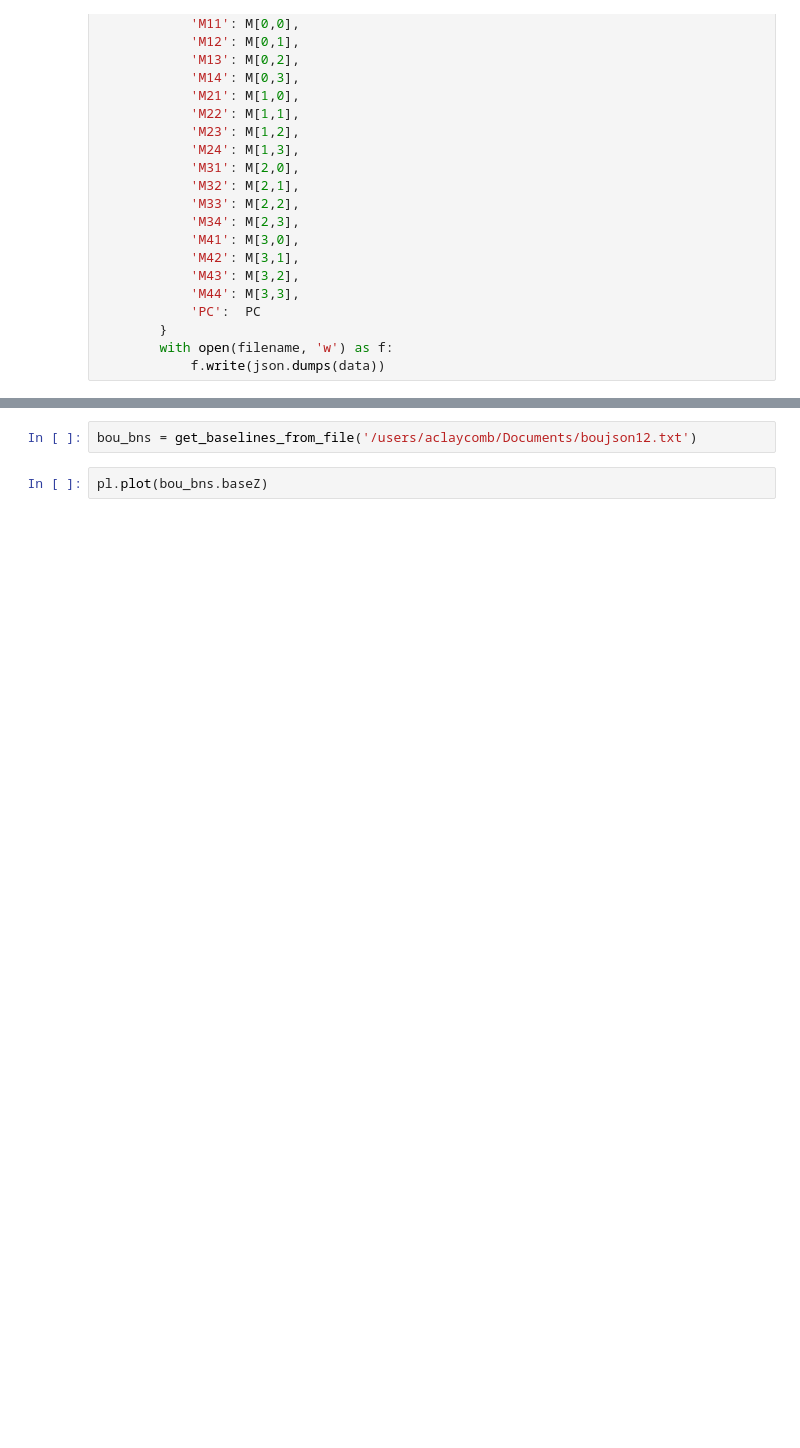
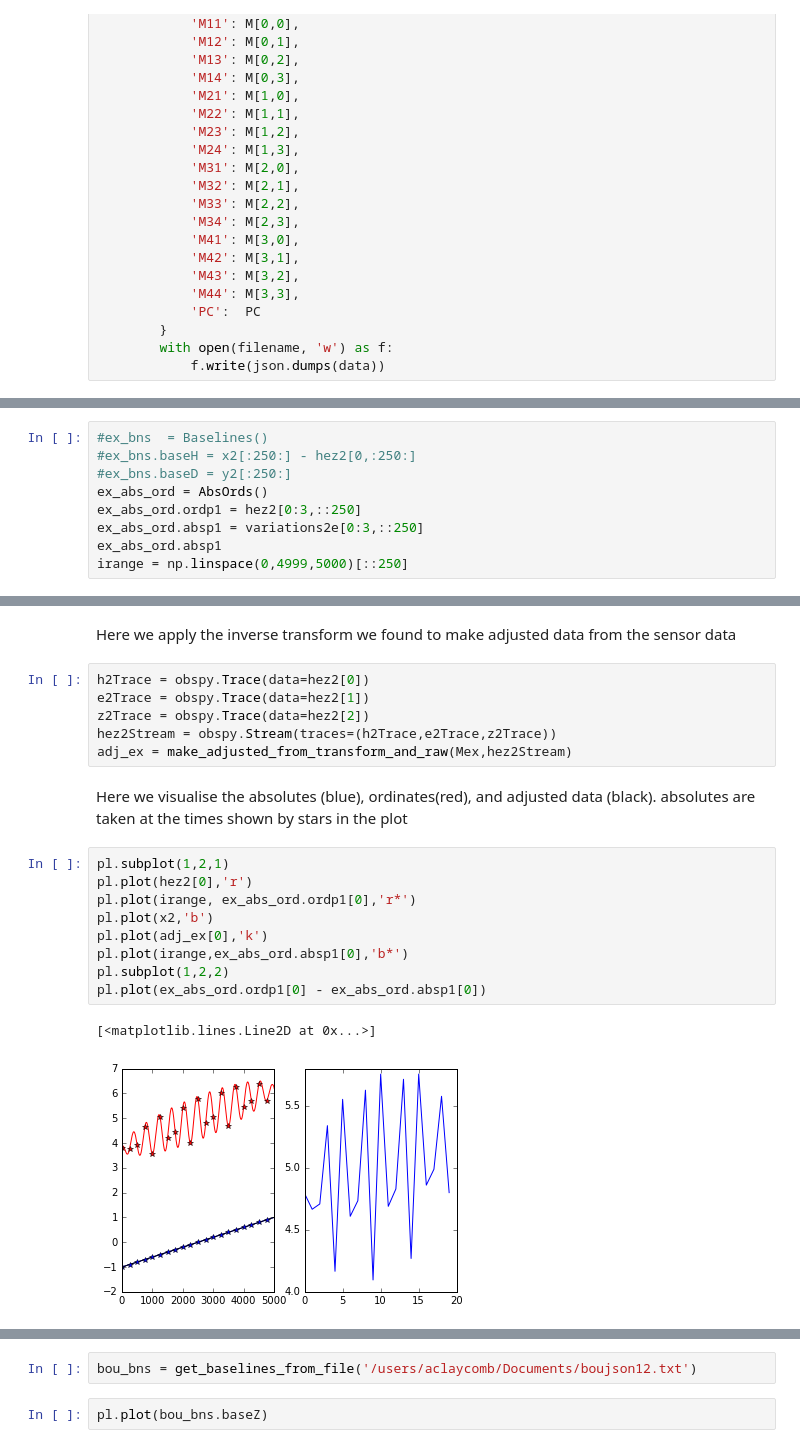
Before and after one commit to usgs/geomag-algorithms, a Jupyter notebook: docs/algorithms/AdjustedPhaseOneFunction2.ipynb, the cells around one changed output, grey strips where cells are left out. Drawn from its saved outputs; the diff is of its cells as text; blank space fills up the shorter version.

```diff
--- a/docs/algorithms/AdjustedPhaseOneFunction2.ipynb
+++ b/docs/algorithms/AdjustedPhaseOneFunction2.ipynb
@@ -283,0 +489,9 @@ def make_adjusted_from_transform_and_raw(M,raw):
+# %%
+#ex_bns  = Baselines()
+#ex_bns.baseH = x2[:250:] - hez2[0,:250:]
+#ex_bns.baseD = y2[:250:]
+ex_abs_ord = AbsOrds()
+ex_abs_ord.ordp1 = hez2[0:3,::250]
+ex_abs_ord.absp1 = variations2e[0:3,::250]
+ex_abs_ord.absp1
+irange = np.linspace(0,4999,5000)[::250]
@@ -283,0 +533,22 @@ def make_adjusted_from_transform_and_raw(M,raw):
+# %% [markdown]
+Here we apply the inverse transform we found to make adjusted data from the sensor data
+# %%
+h2Trace = obspy.Trace(data=hez2[0])
+e2Trace = obspy.Trace(data=hez2[1])
+z2Trace = obspy.Trace(data=hez2[2])
+hez2Stream = obspy.Stream(traces=(h2Trace,e2Trace,z2Trace))
+adj_ex = make_adjusted_from_transform_and_raw(Mex,hez2Stream)
+# %% [markdown]
+Here we visualise the absolutes (blue), ordinates(red), and adjusted data (black).  absolutes are taken at the times shown by stars in the plot
+# %%
+pl.subplot(1,2,1)
+pl.plot(hez2[0],'r')
+pl.plot(irange, ex_abs_ord.ordp1[0],'r*')
+pl.plot(x2,'b')
+pl.plot(adj_ex[0],'k')
+pl.plot(irange,ex_abs_ord.absp1[0],'b*')
+pl.subplot(1,2,2)
+pl.plot(ex_abs_ord.ordp1[0] - ex_abs_ord.absp1[0])
+# %% [output]
+[<matplotlib.lines.Line2D at 0x...>]
+[figure, added]
```
Also changed, not shown: parts of 175 cells of this notebook, 3 other files.
